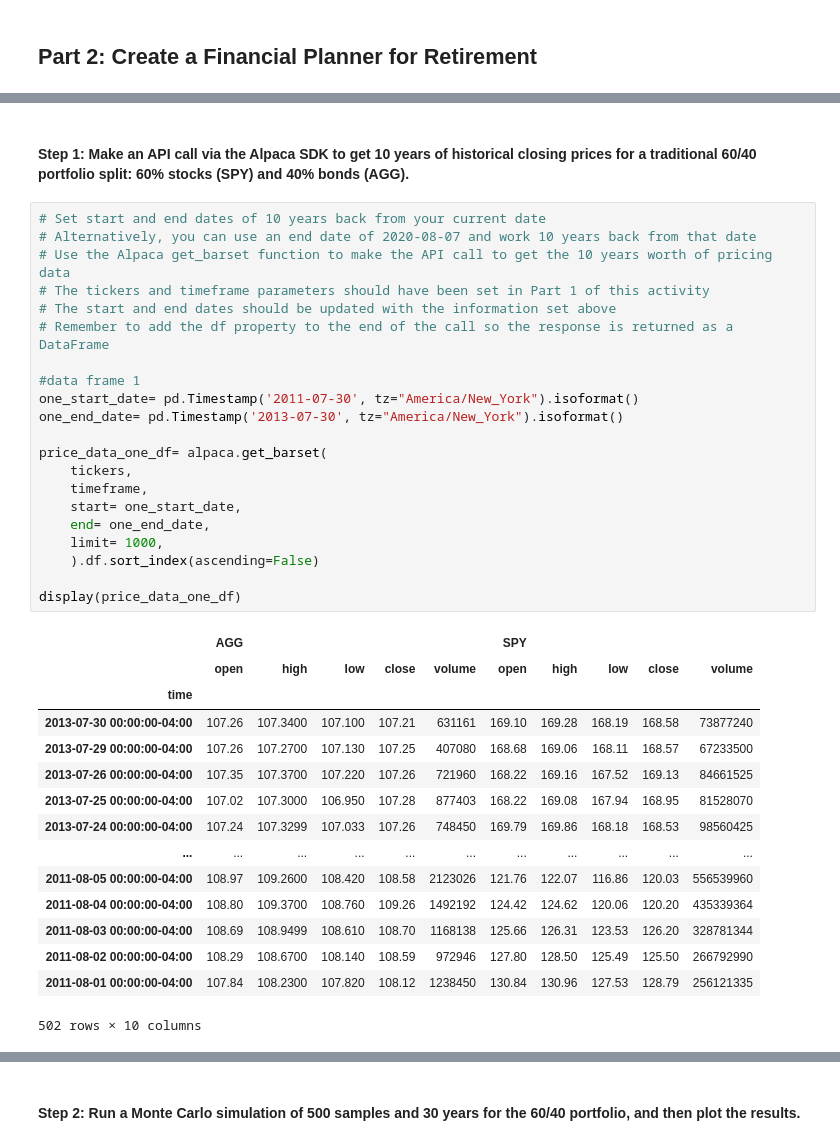
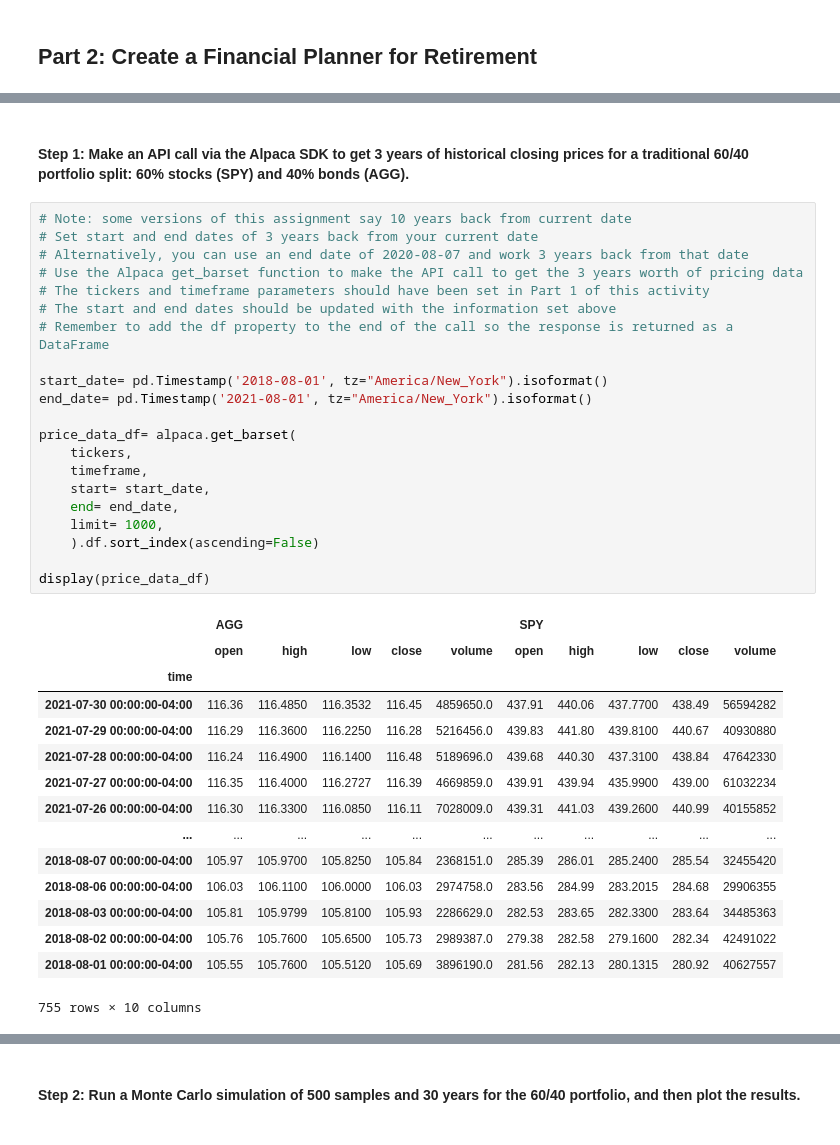
Before and after one commit to jtengsico/05-Financial-Simulations-and-APIs, a Jupyter notebook: Starter_Code/financial_planning_tools.ipynb, the cells around one changed output, grey strips where cells are left out. Drawn from its saved outputs; the diff is of its cells as text.

```diff
--- a/Starter_Code/financial_planning_tools.ipynb
+++ b/Starter_Code/financial_planning_tools.ipynb
@@ -406,41 +400,41 @@ In this section, you’ll use the MCForecastTools library to create a Monte Carl
 
 4. Generate the summary statistics for the Monte Carlo simulation.
 # %% [markdown]
-#### Step 1: Make an API call via the Alpaca SDK to get 10 years of historical closing prices for a traditional 60/40 portfolio split: 60% stocks (SPY) and 40% bonds (AGG).
+#### Step 1: Make an API call via the Alpaca SDK to get 3 years of historical closing prices for a traditional 60/40 portfolio split: 60% stocks (SPY) and 40% bonds (AGG).
 # %%
-# Set start and end dates of 10 years back from your current date
-# Alternatively, you can use an end date of 2020-08-07 and work 10 years back from that date
-# Use the Alpaca get_barset function to make the API call to get the 10 years worth of pricing data
+# Note: some versions of this assignment say 10 years back from current date
+# Set start and end dates of 3 years back from your current date
+# Alternatively, you can use an end date of 2020-08-07 and work 3 years back from that date
+# Use the Alpaca get_barset function to make the API call to get the 3 years worth of pricing data
 # The tickers and timeframe parameters should have been set in Part 1 of this activity
 # The start and end dates should be updated with the information set above
 # Remember to add the df property to the end of the call so the response is returned as a DataFrame
 
-#data frame 1
-one_start_date= pd.Timestamp('2011-07-30', tz="America/New_York").isoformat()
-one_end_date= pd.Timestamp('2013-07-30', tz="America/New_York").isoformat()
+start_date= pd.Timestamp('2018-08-01', tz="America/New_York").isoformat()
+end_date= pd.Timestamp('2021-08-01', tz="America/New_York").isoformat()
 
-price_data_one_df= alpaca.get_barset(
+price_data_df= alpaca.get_barset(
     tickers,
     timeframe,
-    start= one_start_date,
-    end= one_end_date,
+    start= start_date,
+    end= end_date,
     limit= 1000,
     ).df.sort_index(ascending=False)
 
-display(price_data_one_df)
+display(price_data_df)
 # %% [output]
 |  | AGG |  |  |  |  | SPY |  |  |  |  |
 |  | open | high | low | close | volume | open | high | low | close | volume |
 | time |  |  |  |  |  |  |  |  |  |  |
-| 2013-07-30 00:00:00-04:00 | 107.26 | 107.3400 | 107.100 | 107.21 | 631161 | 169.10 | 169.28 | 168.19 | 168.58 | 73877240 |
-| 2013-07-29 00:00:00-04:00 | 107.26 | 107.2700 | 107.130 | 107.25 | 407080 | 168.68 | 169.06 | 168.11 | 168.57 | 67233500 |
-| 2013-07-26 00:00:00-04:00 | 107.35 | 107.3700 | 107.220 | 107.26 | 721960 | 168.22 | 169.16 | 167.52 | 169.13 | 84661525 |
-| 2013-07-25 00:00:00-04:00 | 107.02 | 107.3000 | 106.950 | 107.28 | 877403 | 168.22 | 169.08 | 167.94 | 168.95 | 81528070 |
-| 2013-07-24 00:00:00-04:00 | 107.24 | 107.3299 | 107.033 | 107.26 | 748450 | 169.79 | 169.86 | 168.18 | 168.53 | 98560425 |
+| 2021-07-30 00:00:00-04:00 | 116.36 | 116.4850 | 116.3532 | 116.45 | 4859650.0 | 437.91 | 440.06 | 437.7700 | 438.49 | 56594282 |
+| 2021-07-29 00:00:00-04:00 | 116.29 | 116.3600 | 116.2250 | 116.28 | 5216456.0 | 439.83 | 441.80 | 439.8100 | 440.67 | 40930880 |
+| 2021-07-28 00:00:00-04:00 | 116.24 | 116.4900 | 116.1400 | 116.48 | 5189696.0 | 439.68 | 440.30 | 437.3100 | 438.84 | 47642330 |
+| 2021-07-27 00:00:00-04:00 | 116.35 | 116.4000 | 116.2727 | 116.39 | 4669859.0 | 439.91 | 439.94 | 435.9900 | 439.00 | 61032234 |
+| 2021-07-26 00:00:00-04:00 | 116.30 | 116.3300 | 116.0850 | 116.11 | 7028009.0 | 439.31 | 441.03 | 439.2600 | 440.99 | 40155852 |
 | ... | ... | ... | ... | ... | ... | ... | ... | ... | ... | ... |
-| 2011-08-05 00:00:00-04:00 | 108.97 | 109.2600 | 108.420 | 108.58 | 2123026 | 121.76 | 122.07 | 116.86 | 120.03 | 556539960 |
-| 2011-08-04 00:00:00-04:00 | 108.80 | 109.3700 | 108.760 | 109.26 | 1492192 | 124.42 | 124.62 | 120.06 | 120.20 | 435339364 |
-| 2011-08-03 00:00:00-04:00 | 108.69 | 108.9499 | 108.610 | 108.70 | 1168138 | 125.66 | 126.31 | 123.53 | 126.20 | 328781344 |
-| 2011-08-02 00:00:00-04:00 | 108.29 | 108.6700 | 108.140 | 108.59 | 972946 | 127.80 | 128.50 | 125.49 | 125.50 | 266792990 |
-| 2011-08-01 00:00:00-04:00 | 107.84 | 108.2300 | 107.820 | 108.12 | 1238450 | 130.84 | 130.96 | 127.53 | 128.79 | 256121335 |
+| 2018-08-07 00:00:00-04:00 | 105.97 | 105.9700 | 105.8250 | 105.84 | 2368151.0 | 285.39 | 286.01 | 285.2400 | 285.54 | 32455420 |
+| 2018-08-06 00:00:00-04:00 | 106.03 | 106.1100 | 106.0000 | 106.03 | 2974758.0 | 283.56 | 284.99 | 283.2015 | 284.68 | 29906355 |
+| 2018-08-03 00:00:00-04:00 | 105.81 | 105.9799 | 105.8100 | 105.93 | 2286629.0 | 282.53 | 283.65 | 282.3300 | 283.64 | 34485363 |
+| 2018-08-02 00:00:00-04:00 | 105.76 | 105.7600 | 105.6500 | 105.73 | 2989387.0 | 279.38 | 282.58 | 279.1600 | 282.34 | 42491022 |
+| 2018-08-01 00:00:00-04:00 | 105.55 | 105.7600 | 105.5120 | 105.69 | 3896190.0 | 281.56 | 282.13 | 280.1315 | 280.92 | 40627557 |
-502 rows × 10 columns
+755 rows × 10 columns
```
Also changed, not shown: parts of 27 cells of this notebook, 2 other files.
